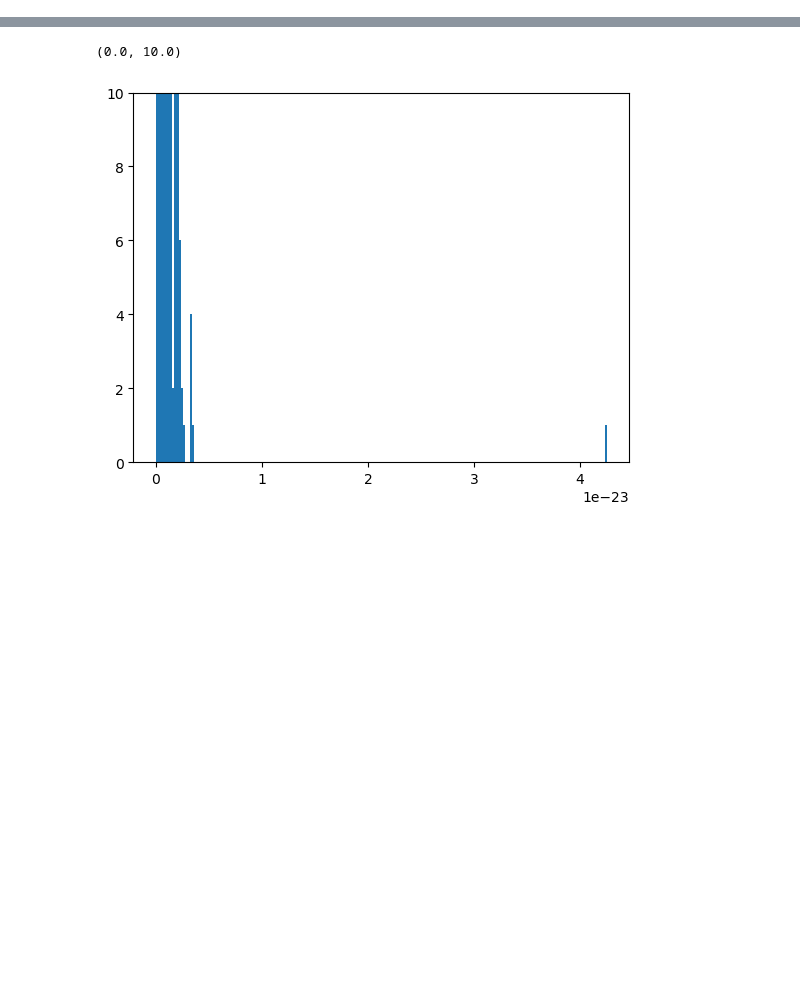
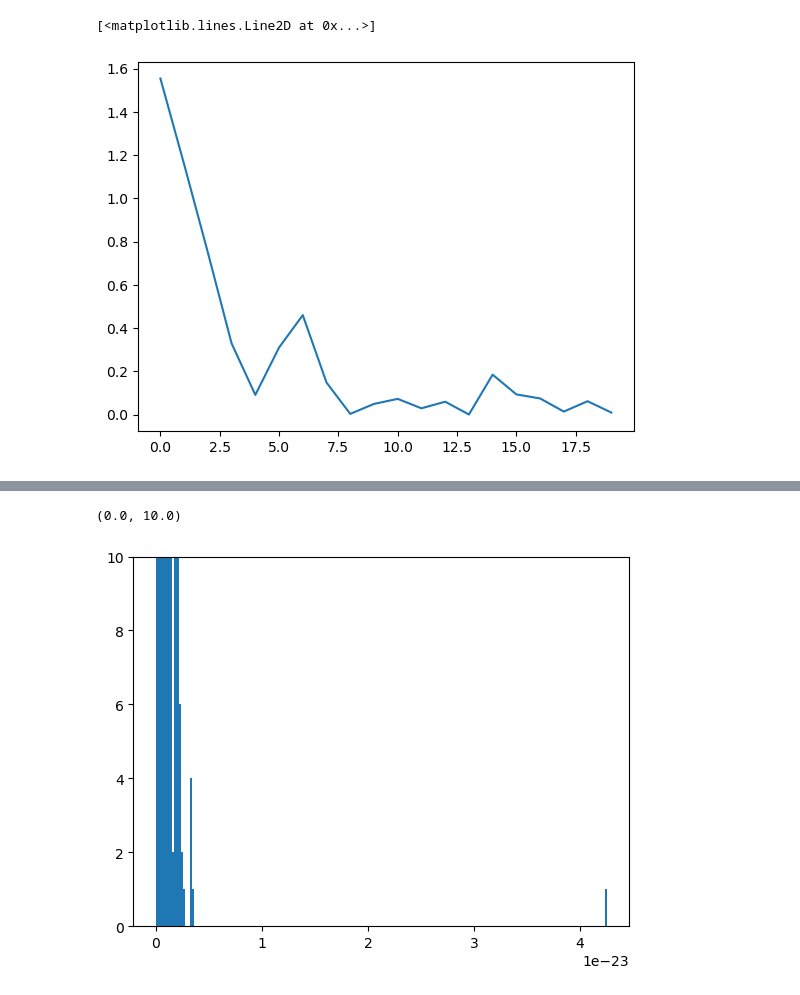
Before and after one commit to JosephRRB/GFlowNets_on_SpinFoams, a Jupyter notebook: GFlowNet Experiments on SpinFoams.ipynb, the cells around one changed output, grey strips where cells are left out. Cells and saved outputs as stored; diff of their text form; code cells hidden in the pictures; blank space fills up the shorter version.

```diff
--- a/GFlowNet Experiments on SpinFoams.ipynb
+++ b/GFlowNet Experiments on SpinFoams.ipynb
@@ -19,12 +19 @@ runner = Runner(
 To enable them in other operations, rebuild TensorFlow with the appropriate compiler flags.
-# %%
-half_batch_size = tf.constant(500)
-n_iterations = tf.constant(int(2e3))
-# n_iterations = tf.constant(500)
-
-evaluate_every_n_iterations = tf.constant(int(1e2))
-evaluation_batch_size = tf.constant(int(5e5))
-
-ave_losses, agent_obss = runner.train_agent(
-    half_batch_size, n_iterations, evaluate_every_n_iterations, evaluation_batch_size
-)
@@ -177,0 +20,12 @@ array([[  99],
+# %%
+half_batch_size = tf.constant(500)
+n_iterations = tf.constant(int(2e3))
+# n_iterations = tf.constant(500)
+
+evaluate_every_n_iterations = tf.constant(int(1e2))
+# evaluation_batch_size = tf.constant(int(5e5))
+evaluation_batch_sizes = tf.constant([int(1e4), int(5e4), int(1e5), int(5e5)])
+
+ave_losses, distr_errors, agent_obss = runner.train_agent(
+    half_batch_size, n_iterations, evaluate_every_n_iterations, evaluation_batch_sizes
+)
@@ -177,0 +122,6 @@ array([[  99],
+# %%
+frac_error = np.abs(observables[1:, -1] - theoretical_obs) / np.abs(theoretical_obs)
+plt.plot(frac_error)
+# %% [output]
+[<matplotlib.lines.Line2D at 0x...>]
+[figure, added]
```
Also changed, not shown: parts of 23 cells of this notebook, 1 other file.
